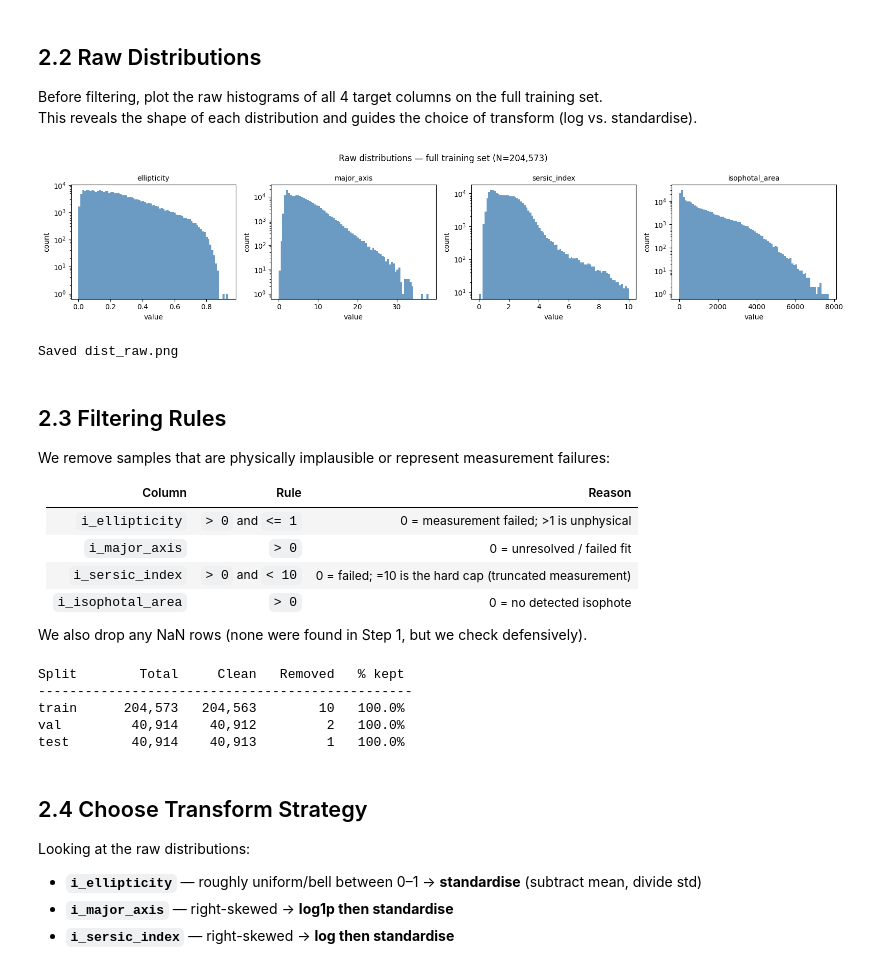
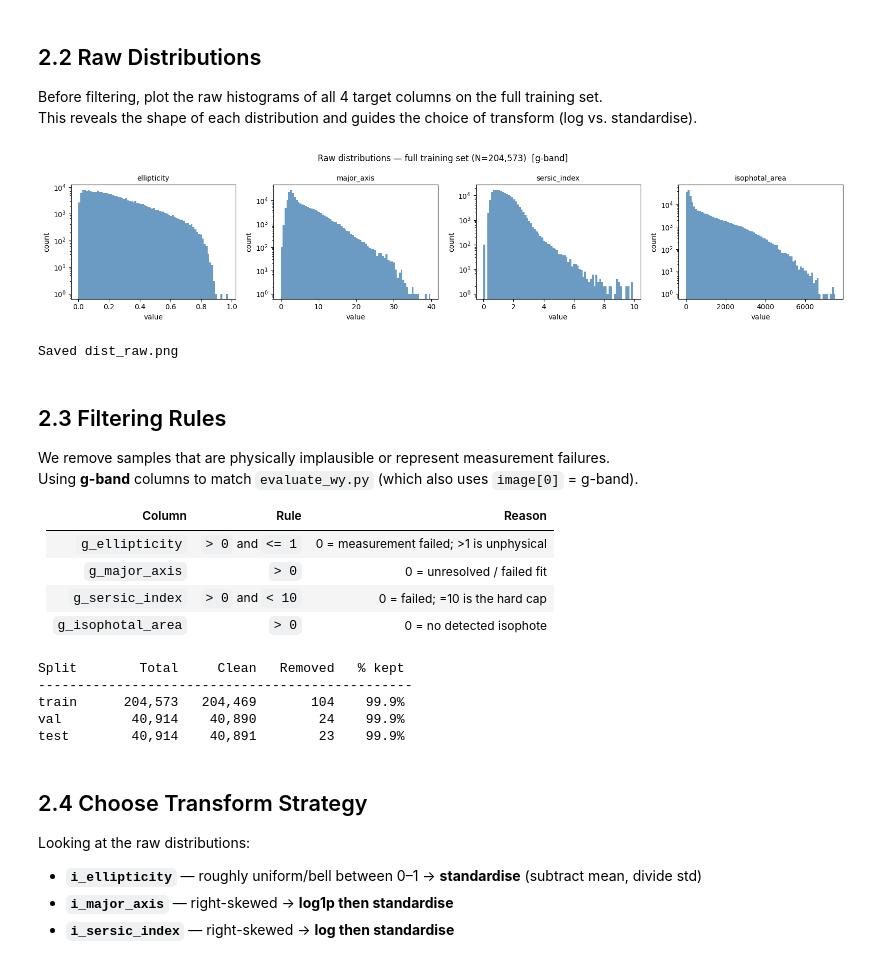
Before and after one commit to WenyeSong/Diffusion_Galaxy_generation, a Jupyter notebook: ResCNN-MorphPredictor/step2_data_cleaning.ipynb, the cells around one changed output. Saved outputs shown, nothing was run; the diff lists cells and outputs as text; code cells hidden in the pictures.

```diff
--- a/ResCNN-MorphPredictor/step2_data_cleaning.ipynb
+++ b/ResCNN-MorphPredictor/step2_data_cleaning.ipynb
@@ -17,7 +17,7 @@ import matplotlib.pyplot as plt
 import matplotlib.gridspec as gridspec
 
 DATA_DIR = "/Users/wen/Desktop/project/archive"
-OUT_DIR  = os.path.dirname(os.path.abspath("__file__"))   # same folder as this notebook
+OUT_DIR  = os.path.dirname(os.path.abspath("__file__"))
 
 HDF5_FILES = {
     "train" : os.path.join(DATA_DIR, "5x64x64_training_with_morphology.hdf5"),
@@ -25,8 +25,9 @@ HDF5_FILES = {
     "test"  : os.path.join(DATA_DIR, "5x64x64_testing_with_morphology.hdf5"),
 }
 
-TARGET_COLS = ["i_ellipticity", "i_major_axis", "i_sersic_index", "i_isophotal_area"]
-TRAIN_SUBSAMPLE = 50_000   # CPU-friendly training size
+# Using g-band to match evaluate_wy.py which also uses image[0] = g-band
+TARGET_COLS = ["g_ellipticity", "g_major_axis", "g_sersic_index", "g_isophotal_area"]
+TRAIN_SUBSAMPLE = 50_000
 # %% [markdown]
 ## 2.2 Raw Distributions
 
@@ -35,44 +36,43 @@ This reveals the shape of each distribution and guides the choice of transform (
 # %%
 with h5py.File(HDF5_FILES["train"], "r") as f:
     raw = {col: f[col][:] for col in TARGET_COLS}
 
 fig, axes = plt.subplots(1, 4, figsize=(16, 3.5))
-fig.suptitle("Raw distributions — full training set (N=204,573)", fontsize=12)
+fig.suptitle("Raw distributions — full training set (N=204,573)  [g-band]", fontsize=12)
 
 for ax, col in zip(axes, TARGET_COLS):
     ax.hist(raw[col], bins=80, color="steelblue", edgecolor="none", alpha=0.8)
-    ax.set_title(col.replace("i_", ""), fontsize=10)
+    ax.set_title(col.replace("g_", ""), fontsize=10)
     ax.set_xlabel("value")
     ax.set_ylabel("count")
     ax.set_yscale("log")
 
 plt.tight_layout()
 plt.savefig("dist_raw.png", dpi=110, bbox_inches="tight")
 plt.show()
 print("Saved dist_raw.png")
 # %% [output]
-[figure, old version]
+[figure, new version]
 Saved dist_raw.png
 # %% [markdown]
 ## 2.3 Filtering Rules
 
-We remove samples that are physically implausible or represent measurement failures:
+We remove samples that are physically implausible or represent measurement failures.
+Using **g-band** columns to match `evaluate_wy.py` (which also uses `image[0]` = g-band).
 
 | Column | Rule | Reason |
 |--------|------|--------|
-| `i_ellipticity` | `> 0` and `<= 1` | 0 = measurement failed; >1 is unphysical |
-| `i_major_axis` | `> 0` | 0 = unresolved / failed fit |
-| `i_sersic_index` | `> 0` and `< 10` | 0 = failed; =10 is the hard cap (truncated measurement) |
-| `i_isophotal_area` | `> 0` | 0 = no detected isophote |
-
-We also drop any NaN rows (none were found in Step 1, but we check defensively).
+| `g_ellipticity` | `> 0` and `<= 1` | 0 = measurement failed; >1 is unphysical |
+| `g_major_axis` | `> 0` | 0 = unresolved / failed fit |
+| `g_sersic_index` | `> 0` and `< 10` | 0 = failed; =10 is the hard cap |
+| `g_isophotal_area` | `> 0` | 0 = no detected isophote |
 # %%
 def build_clean_mask(f):
     """Return boolean array: True = keep this sample."""
-    e   = f["i_ellipticity"][:]
-    maj = f["i_major_axis"][:]
-    n   = f["i_sersic_index"][:]
-    iso = f["i_isophotal_area"][:]
+    e   = f["g_ellipticity"][:]
+    maj = f["g_major_axis"][:]
+    n   = f["g_sersic_index"][:]
+    iso = f["g_isophotal_area"][:]
 
     mask = (
         np.isfinite(e)   & (e   >  0) & (e   <= 1.0) &
@@ -96,9 +96,9 @@ for split, path in HDF5_FILES.items():
 # %% [output]
 Split        Total     Clean   Removed   % kept
 ------------------------------------------------
-train      204,573   204,563        10   100.0%
-val         40,914    40,912         2   100.0%
-test        40,914    40,913         1   100.0%
+train      204,573   204,469       104    99.9%
+val         40,914    40,890        24    99.9%
+test        40,914    40,891        23    99.9%
 # %% [markdown]
 ## 2.4 Choose Transform Strategy
 
```
Also changed, not shown: parts of 3 cells of this notebook, 39 other files.
